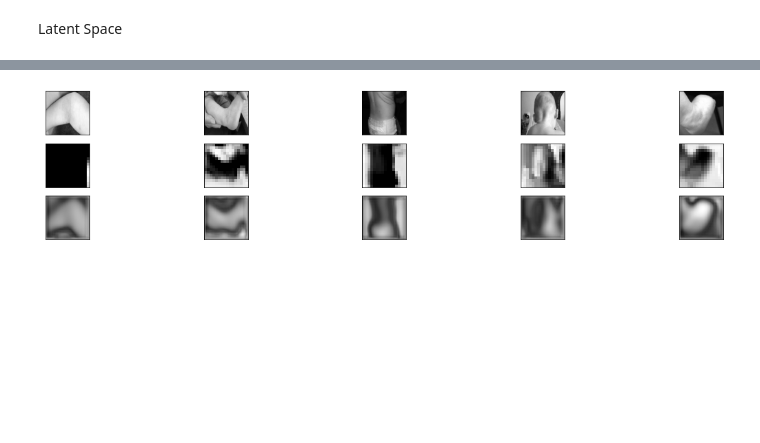
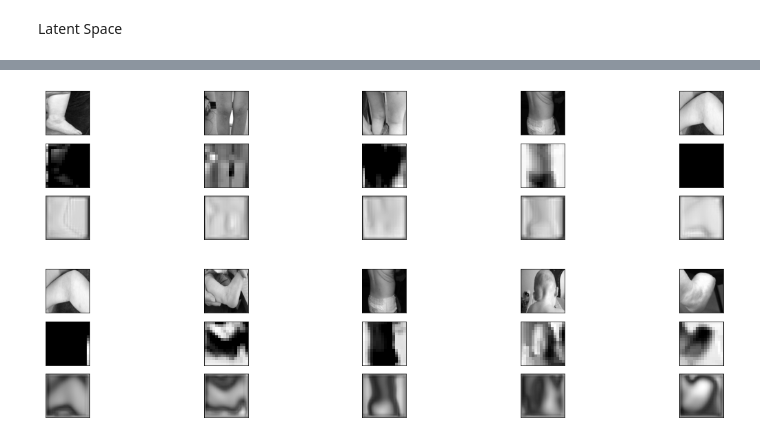
Before and after one commit to saaqib-m/autoencoder, a Jupyter notebook: ae.ipynb, the cells around one changed output, grey strips where cells are left out. Cells and saved outputs as stored; diff of their text form; code cells hidden in the pictures; blank space fills up the shorter version.

```diff
--- a/ae.ipynb
+++ b/ae.ipynb
@@ -168,0 +245,5 @@ model_latent.summary()
+# %%
+# compile the model
+model_latent1 = Model(input_layer, latent_view)
+model_latent1.compile(optimizer='adam', loss='binary_crossentropy')
+model_latent1.summary()
@@ -199,3 +297,32 @@ plt.savefig('my_plot3.png')
+# %%
+preds1 = model_latent1.predict(y_test)
+pred1 = model1.predict(y_test)
+
+plt.figure(figsize=(20, 4))
+for i in range(5):
+    # Display original
+    ax = plt.subplot(3, 5, i + 1)
+    plt.imshow(x_test[i].reshape(256,256))
+    plt.gray()
+    ax.get_xaxis().set_visible(False)
+    ax.get_yaxis().set_visible(False)
+
+    # Display latent space
+    ax = plt.subplot(3,5, i+1+5)
+    plt.imshow(preds1[i, :, :, i])
+    ax.get_xaxis().set_visible(False)
+    ax.get_yaxis().set_visible(False)
+
+    # Display reconstruction
+    ax = plt.subplot(3, 5, i + 1 + 5+5)
+    plt.imshow(pred1[i].reshape(256,256))
+    plt.gray()
+    ax.get_xaxis().set_visible(False)
+    ax.get_yaxis().set_visible(False)
+# plt.show()
+# plt.savefig('my_plot3.png')
+# %% [output]
+[figure, added]
 # %%
 xtestdata = []
 latentspacedata = []
```
Also changed, not shown: parts of 11 cells of this notebook.
